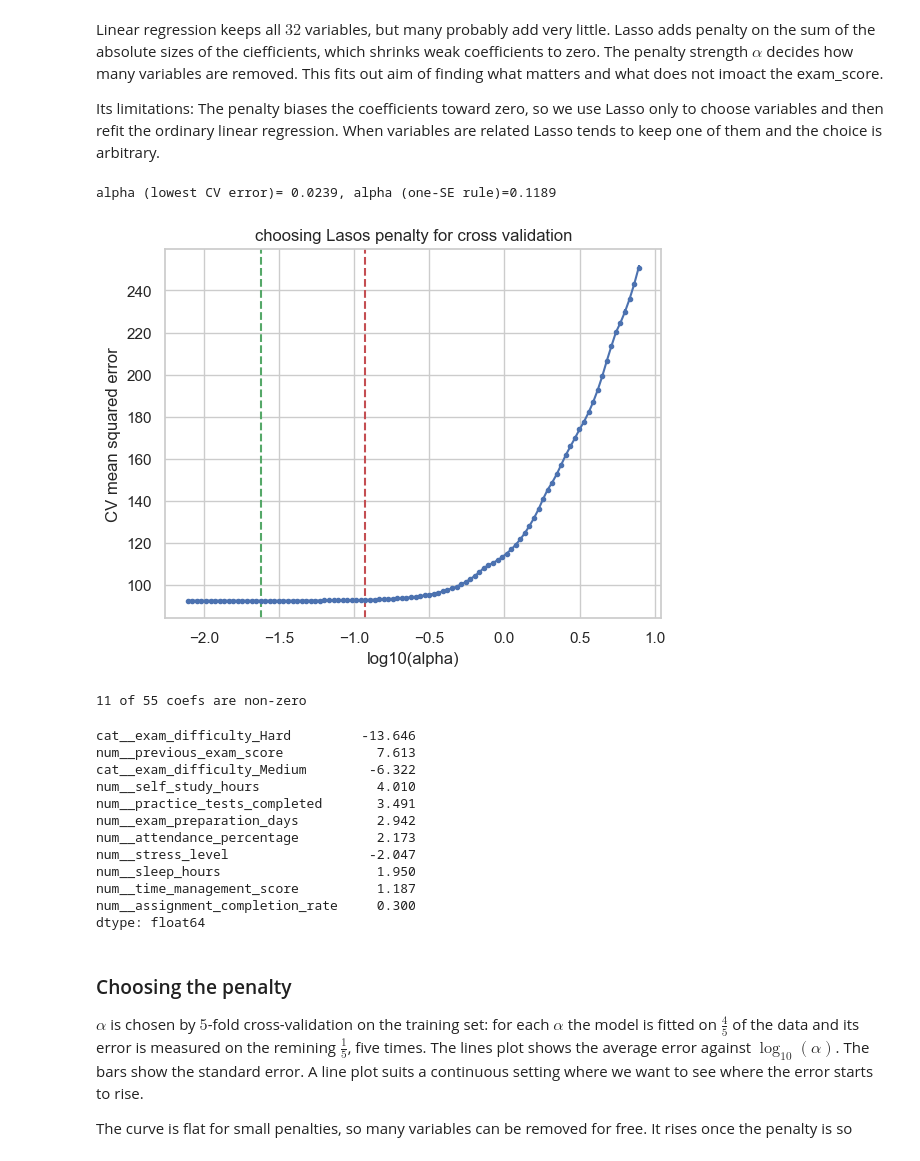
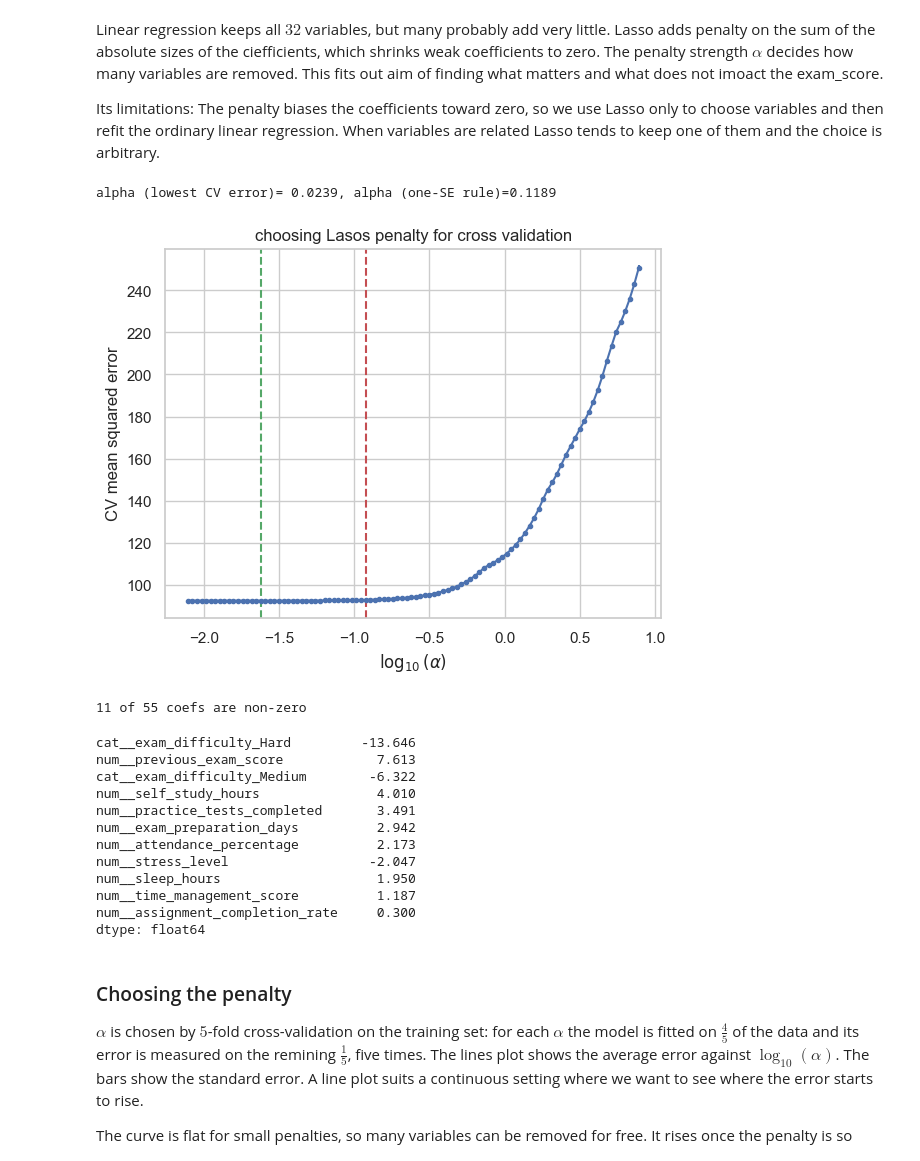
Before and after one commit to or5722bo-s-design/BERN02_exam_performance, a Jupyter notebook: final_project.ipynb, the cells around one changed output. Saved outputs shown, nothing was run; the diff lists cells and outputs as text; code cells hidden in the pictures.

```diff
--- a/final_project.ipynb
+++ b/final_project.ipynb
@@ -508,33 +508,33 @@ Its limitations: The penalty biases the coefficients toward zero, so we use Lass
 # %%
 # lasso
 
 lasso_cv = LassoCV(cv=5, random_state=42, n_jobs=-1)
 lasso_cv.fit(Z, y_train)
 
 mse = lasso_cv.mse_path_.mean(axis=1)
 se = lasso_cv.mse_path_.std(axis=1)/ np.sqrt(lasso_cv.mse_path_.shape[1])
 i_min = mse.argmin()
 alpha_min = lasso_cv.alphas_[i_min]
 alpha_1se = lasso_cv.alphas_[mse <= mse[i_min] + se[i_min]].max()
 print(f"alpha (lowest CV error)= {alpha_min:.4f}, alpha (one-SE rule)={alpha_1se:.4f}")
 
 plt.errorbar(np.log10(lasso_cv.alphas_), mse, yerr=se, fmt="o-", ms=3)
 plt.axvline(np.log10(alpha_min), ls="--", c="g", label="lowest CV error")
 plt.axvline(np.log10(alpha_1se), ls="--", c="r", label="one-SE rule")
-plt.xlabel("log10(alpha)")
+plt.xlabel(r"$\log_{10}(\alpha)$")
 plt.ylabel("CV mean squared error")
 plt.title("choosing Lasos penalty for cross validation")
 plt.show()
 
 # gives the most imporant variables
 
 lasso = Lasso(alpha=alpha_1se).fit(Z, y_train)
 lasso_coef = pd.Series(lasso.coef_, index=Z.columns)
 print(f"{(lasso_coef != 0).sum()} of {len(lasso_coef)} coefs are non-zero")
 display(lasso_coef[lasso_coef != 0].sort_values(key=abs, ascending=False).round(3))
 # %% [output]
 alpha (lowest CV error)= 0.0239, alpha (one-SE rule)=0.1189
-[figure, old version]
+[figure, new version]
 11 of 55 coefs are non-zero
 cat__exam_difficulty_Hard         -13.646
 num__previous_exam_score            7.613
```
Also changed, not shown: 2 other files.
